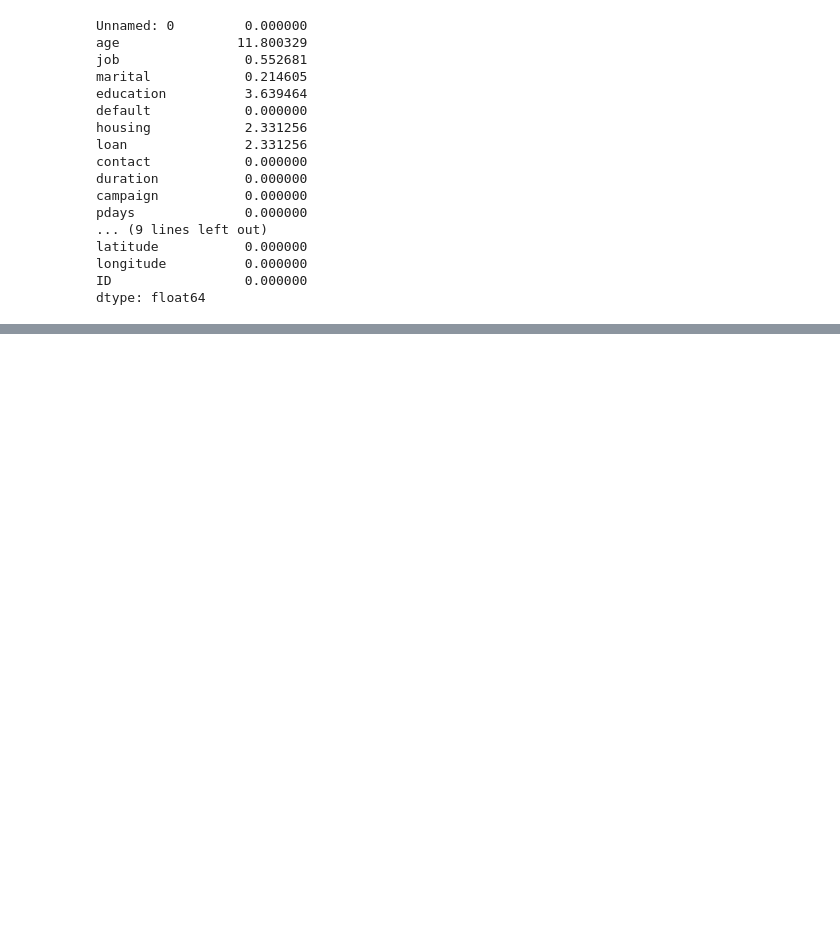
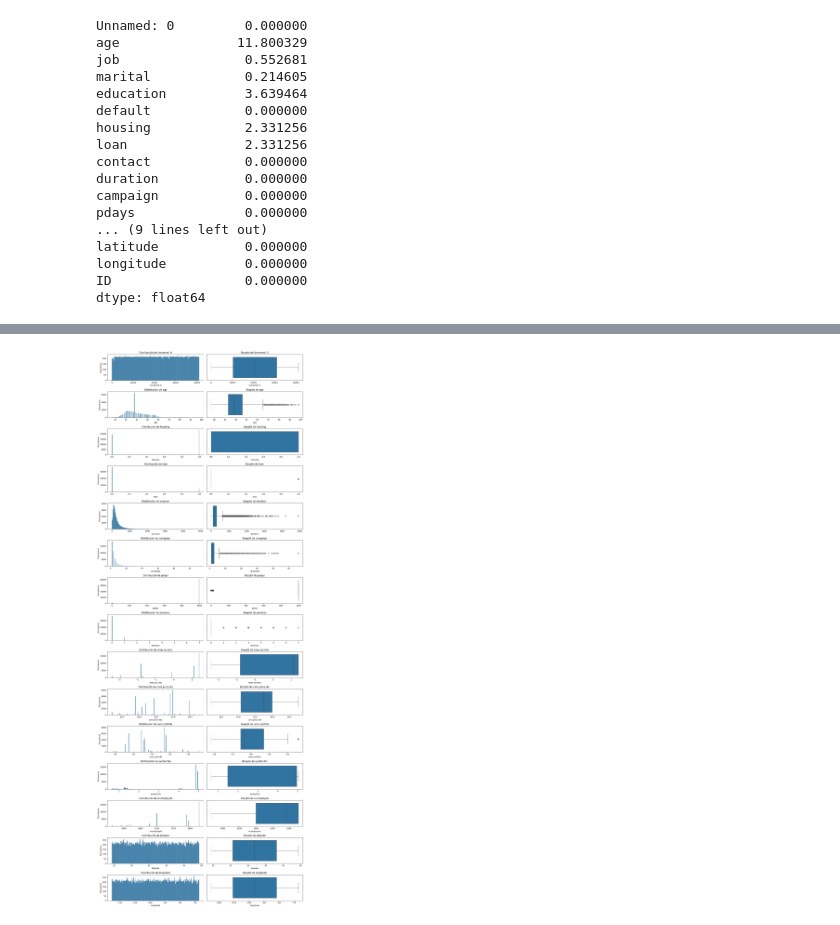
Before and after one commit to mrosaortega/Proyecto_EDA_Python, a Jupyter notebook: notebook/03_nulos.ipynb, the cells around one changed output, grey strips where cells are left out. Saved outputs shown, nothing was run; the diff lists cells and outputs as text; code cells hidden in the pictures; blank space fills up the shorter version.

```diff
--- a/notebook/03_nulos.ipynb
+++ b/notebook/03_nulos.ipynb
@@ -244,0 +272,4 @@ dtype: float64
+# %%
+subplot_col_num (df)
+# %% [output]
+[figure, added]
```
Also changed, not shown: parts of 46 cells of this notebook, 1 other file.
